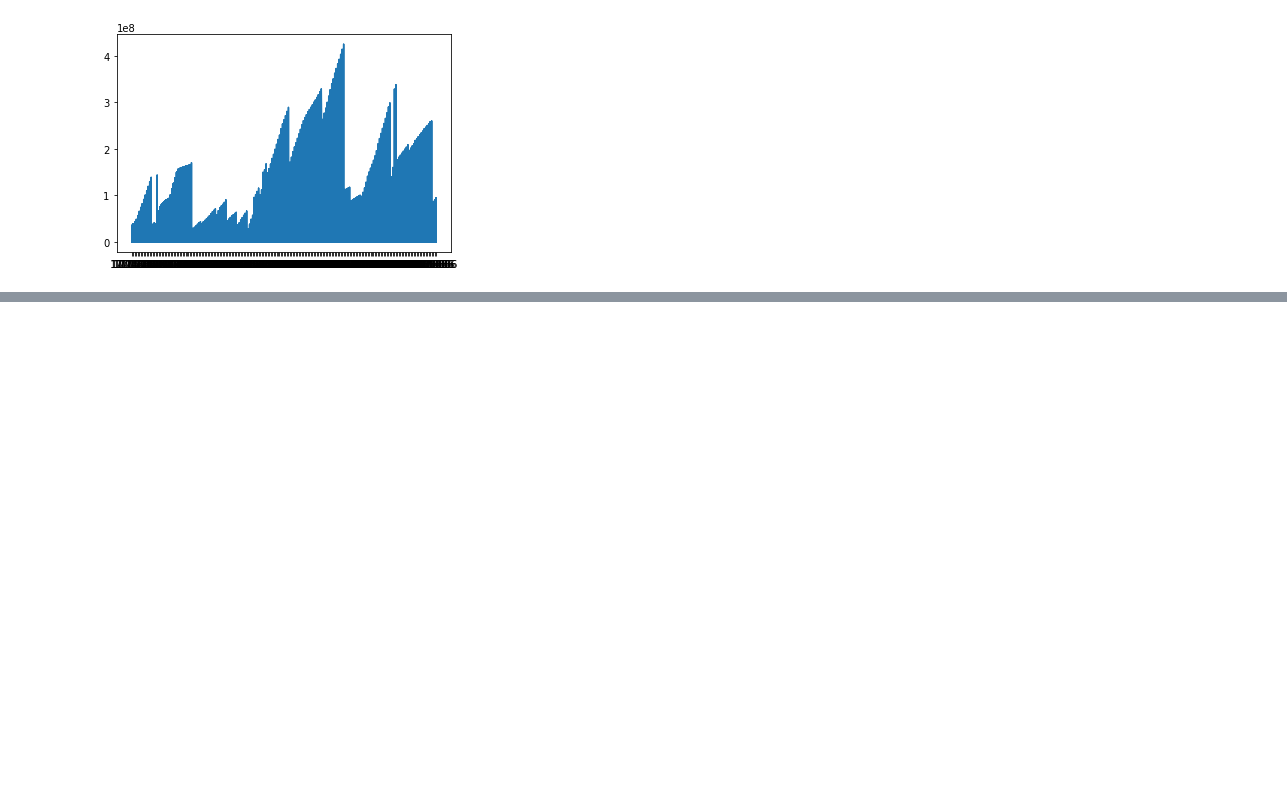
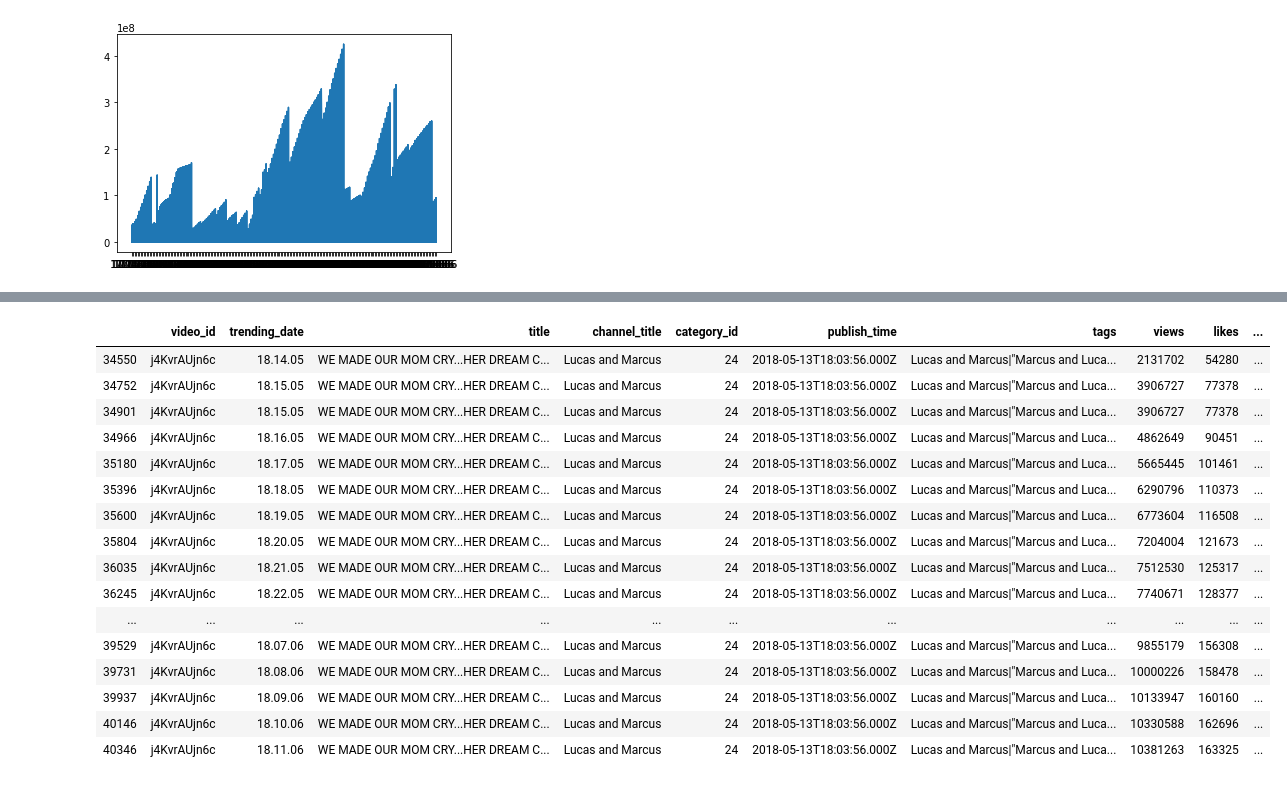
Before and after one commit to Joshmantova/Youtube-Case-Study-In-Python, a Jupyter notebook: notebooks/Untitled.ipynb, the cells around one changed output, grey strips where cells are left out. Cells and saved outputs as stored; diff of their text form; code cells hidden in the pictures; blank space fills up the shorter version.

```diff
--- a/notebooks/Untitled.ipynb
+++ b/notebooks/Untitled.ipynb
@@ -133,3 +244,23 @@ plt.savefig('top trending videos')
+# %%
+df_US[df_US['title'] == "WE MADE OUR MOM CRY...HER DREAM CAME TRUE!"]
+# %% [output]
+|  | video_id | trending_date | title | channel_title | category_id | publish_time | tags | views | likes | ... |
+| 34550 | j4KvrAUjn6c | 18.14.05 | WE MADE OUR MOM CRY...HER DREAM C... | Lucas and Marcus | 24 | 2018-05-13T18:03:56.000Z | Lucas and Marcus|"Marcus and Luca... | 2131702 | 54280 | ... |
+| 34752 | j4KvrAUjn6c | 18.15.05 | WE MADE OUR MOM CRY...HER DREAM C... | Lucas and Marcus | 24 | 2018-05-13T18:03:56.000Z | Lucas and Marcus|"Marcus and Luca... | 3906727 | 77378 | ... |
+| 34901 | j4KvrAUjn6c | 18.15.05 | WE MADE OUR MOM CRY...HER DREAM C... | Lucas and Marcus | 24 | 2018-05-13T18:03:56.000Z | Lucas and Marcus|"Marcus and Luca... | 3906727 | 77378 | ... |
+| 34966 | j4KvrAUjn6c | 18.16.05 | WE MADE OUR MOM CRY...HER DREAM C... | Lucas and Marcus | 24 | 2018-05-13T18:03:56.000Z | Lucas and Marcus|"Marcus and Luca... | 4862649 | 90451 | ... |
+| 35180 | j4KvrAUjn6c | 18.17.05 | WE MADE OUR MOM CRY...HER DREAM C... | Lucas and Marcus | 24 | 2018-05-13T18:03:56.000Z | Lucas and Marcus|"Marcus and Luca... | 5665445 | 101461 | ... |
+| 35396 | j4KvrAUjn6c | 18.18.05 | WE MADE OUR MOM CRY...HER DREAM C... | Lucas and Marcus | 24 | 2018-05-13T18:03:56.000Z | Lucas and Marcus|"Marcus and Luca... | 6290796 | 110373 | ... |
+| 35600 | j4KvrAUjn6c | 18.19.05 | WE MADE OUR MOM CRY...HER DREAM C... | Lucas and Marcus | 24 | 2018-05-13T18:03:56.000Z | Lucas and Marcus|"Marcus and Luca... | 6773604 | 116508 | ... |
+| 35804 | j4KvrAUjn6c | 18.20.05 | WE MADE OUR MOM CRY...HER DREAM C... | Lucas and Marcus | 24 | 2018-05-13T18:03:56.000Z | Lucas and Marcus|"Marcus and Luca... | 7204004 | 121673 | ... |
+| 36035 | j4KvrAUjn6c | 18.21.05 | WE MADE OUR MOM CRY...HER DREAM C... | Lucas and Marcus | 24 | 2018-05-13T18:03:56.000Z | Lucas and Marcus|"Marcus and Luca... | 7512530 | 125317 | ... |
+| 36245 | j4KvrAUjn6c | 18.22.05 | WE MADE OUR MOM CRY...HER DREAM C... | Lucas and Marcus | 24 | 2018-05-13T18:03:56.000Z | Lucas and Marcus|"Marcus and Luca... | 7740671 | 128377 | ... |
+| ... | ... | ... | ... | ... | ... | ... | ... | ... | ... | ... |
+| 39529 | j4KvrAUjn6c | 18.07.06 | WE MADE OUR MOM CRY...HER DREAM C... | Lucas and Marcus | 24 | 2018-05-13T18:03:56.000Z | Lucas and Marcus|"Marcus and Luca... | 9855179 | 156308 | ... |
+| 39731 | j4KvrAUjn6c | 18.08.06 | WE MADE OUR MOM CRY...HER DREAM C... | Lucas and Marcus | 24 | 2018-05-13T18:03:56.000Z | Lucas and Marcus|"Marcus and Luca... | 10000226 | 158478 | ... |
+| 39937 | j4KvrAUjn6c | 18.09.06 | WE MADE OUR MOM CRY...HER DREAM C... | Lucas and Marcus | 24 | 2018-05-13T18:03:56.000Z | Lucas and Marcus|"Marcus and Luca... | 10133947 | 160160 | ... |
+| 40146 | j4KvrAUjn6c | 18.10.06 | WE MADE OUR MOM CRY...HER DREAM C... | Lucas and Marcus | 24 | 2018-05-13T18:03:56.000Z | Lucas and Marcus|"Marcus and Luca... | 10330588 | 162696 | ... |
+| 40346 | j4KvrAUjn6c | 18.11.06 | WE MADE OUR MOM CRY...HER DREAM C... | Lucas and Marcus | 24 | 2018-05-13T18:03:56.000Z | Lucas and Marcus|"Marcus and Luca... | 10381263 | 163325 | ... |
 # %%
 df_RU.groupby('title')[['trending_date']].count().sort_values('trending_date', ascending=False).head(10)
 # %%
```
Also changed, not shown: parts of 11 cells of this notebook, 1 other file.
